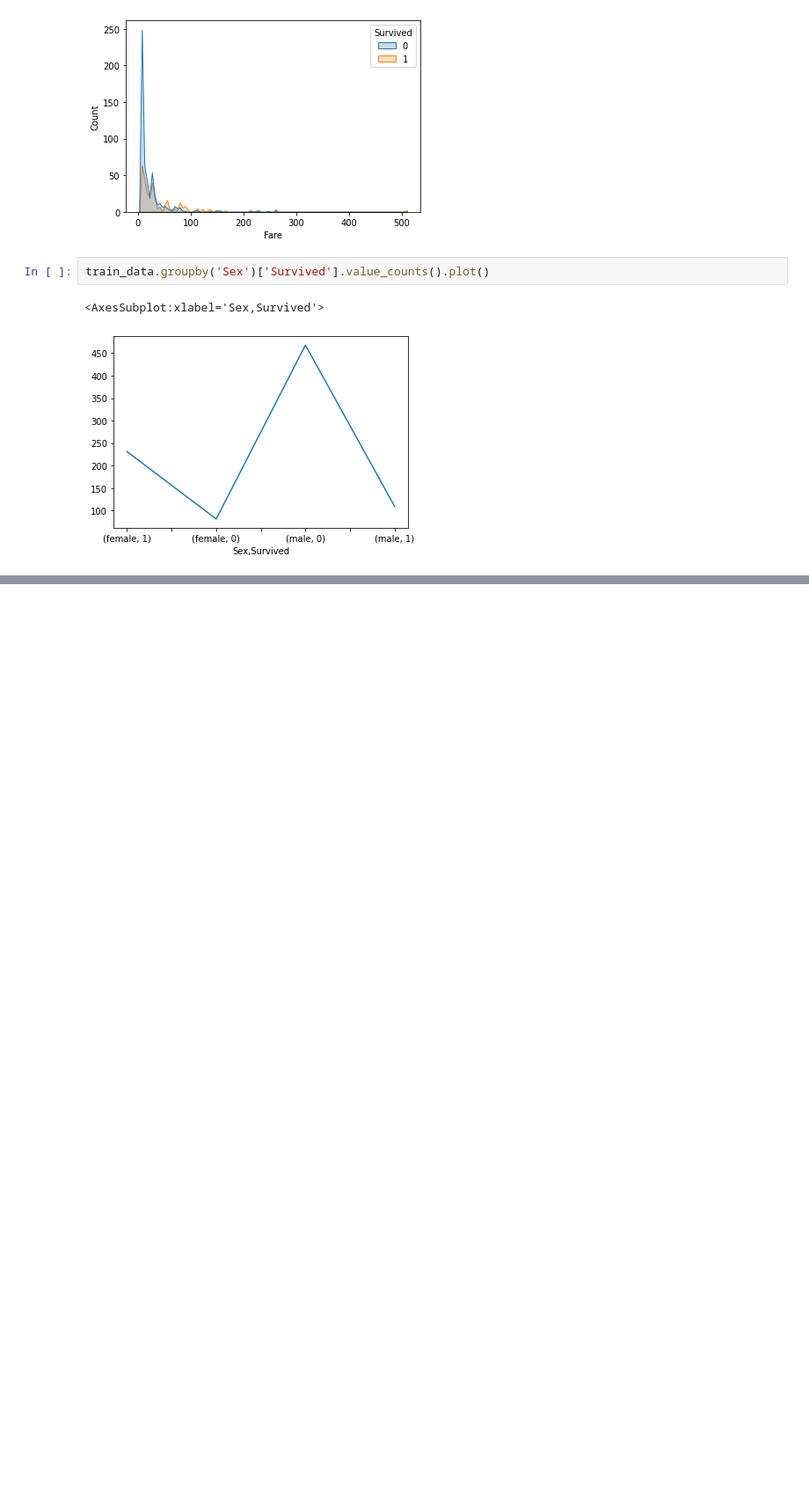
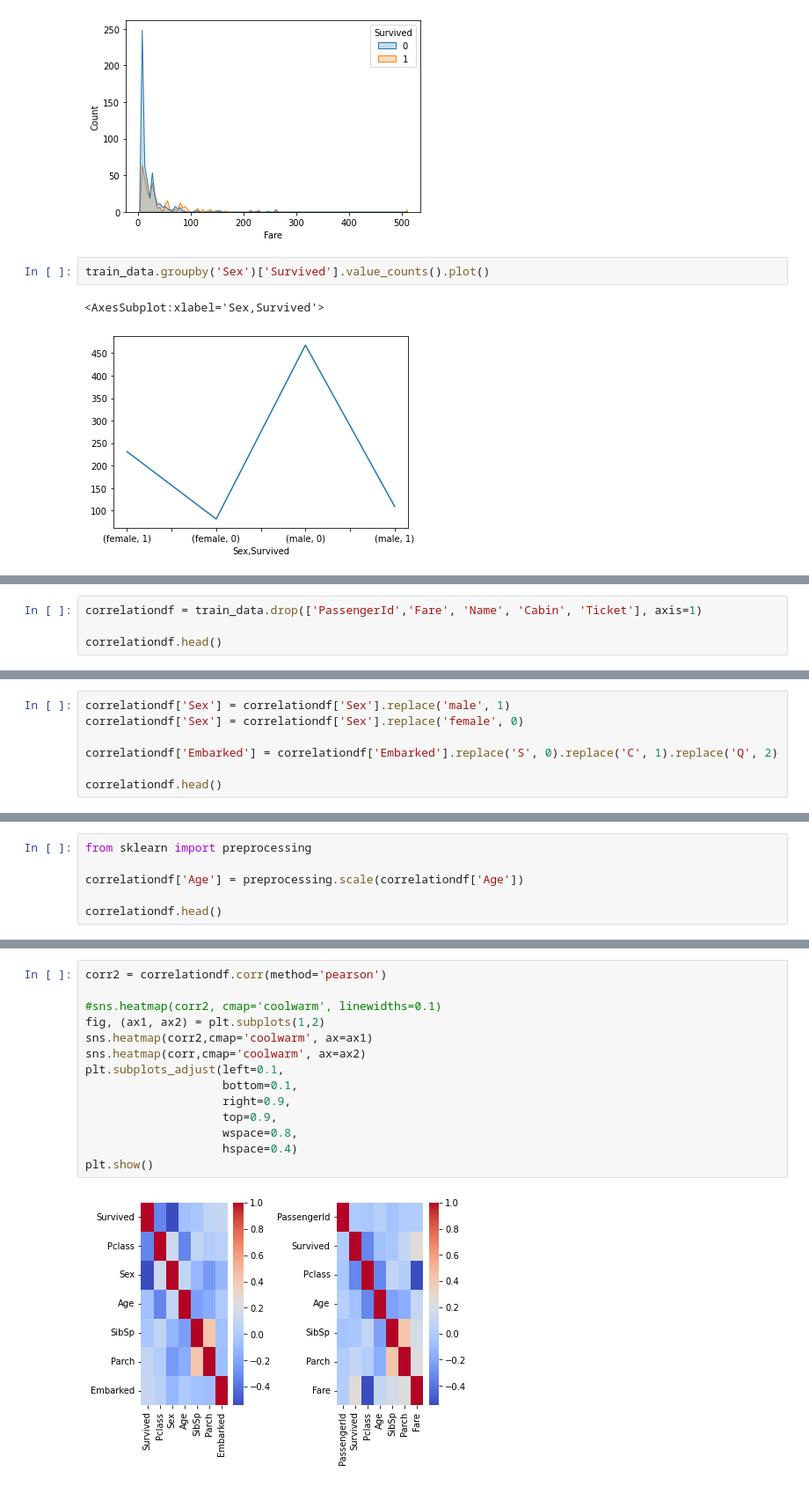
Before and after one commit to PatrickVieira1/Titanic-Kaggle, a Jupyter notebook: titanic.ipynb, the cells around one changed output, grey strips where cells are left out. Shown at 88% size. Drawn from its saved outputs; the diff is of its cells as text; blank space fills up the shorter version.

Commit message:
Changing comments language and plotting a second heat map

```diff
--- a/titanic.ipynb
+++ b/titanic.ipynb
@@ -115,0 +105,4 @@ A coluna Fare não possui, holísticamente, uma correlação que consigamos faze
+# %%
+correlationdf = train_data.drop(['PassengerId','Fare', 'Name', 'Cabin', 'Ticket'], axis=1)
+
+correlationdf.head()
@@ -115,0 +116,7 @@ A coluna Fare não possui, holísticamente, uma correlação que consigamos faze
+# %%
+correlationdf['Sex'] = correlationdf['Sex'].replace('male', 1)
+correlationdf['Sex'] = correlationdf['Sex'].replace('female', 0)
+
+correlationdf['Embarked'] = correlationdf['Embarked'].replace('S', 0).replace('C', 1).replace('Q', 2)
+
+correlationdf.head()
@@ -115,0 +130,6 @@ A coluna Fare não possui, holísticamente, uma correlação que consigamos faze
+# %%
+from sklearn import preprocessing
+
+correlationdf['Age'] = preprocessing.scale(correlationdf['Age'])
+
+correlationdf.head()
@@ -115,0 +143,16 @@ A coluna Fare não possui, holísticamente, uma correlação que consigamos faze
+# %%
+corr2 = correlationdf.corr(method='pearson')
+
+#sns.heatmap(corr2, cmap='coolwarm', linewidths=0.1)
+fig, (ax1, ax2) = plt.subplots(1,2)
+sns.heatmap(corr2,cmap='coolwarm', ax=ax1)
+sns.heatmap(corr,cmap='coolwarm', ax=ax2)
+plt.subplots_adjust(left=0.1,
+                    bottom=0.1,
+                    right=0.9,
+                    top=0.9,
+                    wspace=0.8,
+                    hspace=0.4)
+plt.show()
+# %% [output]
+[figure, added]
```
Also changed, not shown: parts of 11 cells of this notebook.
